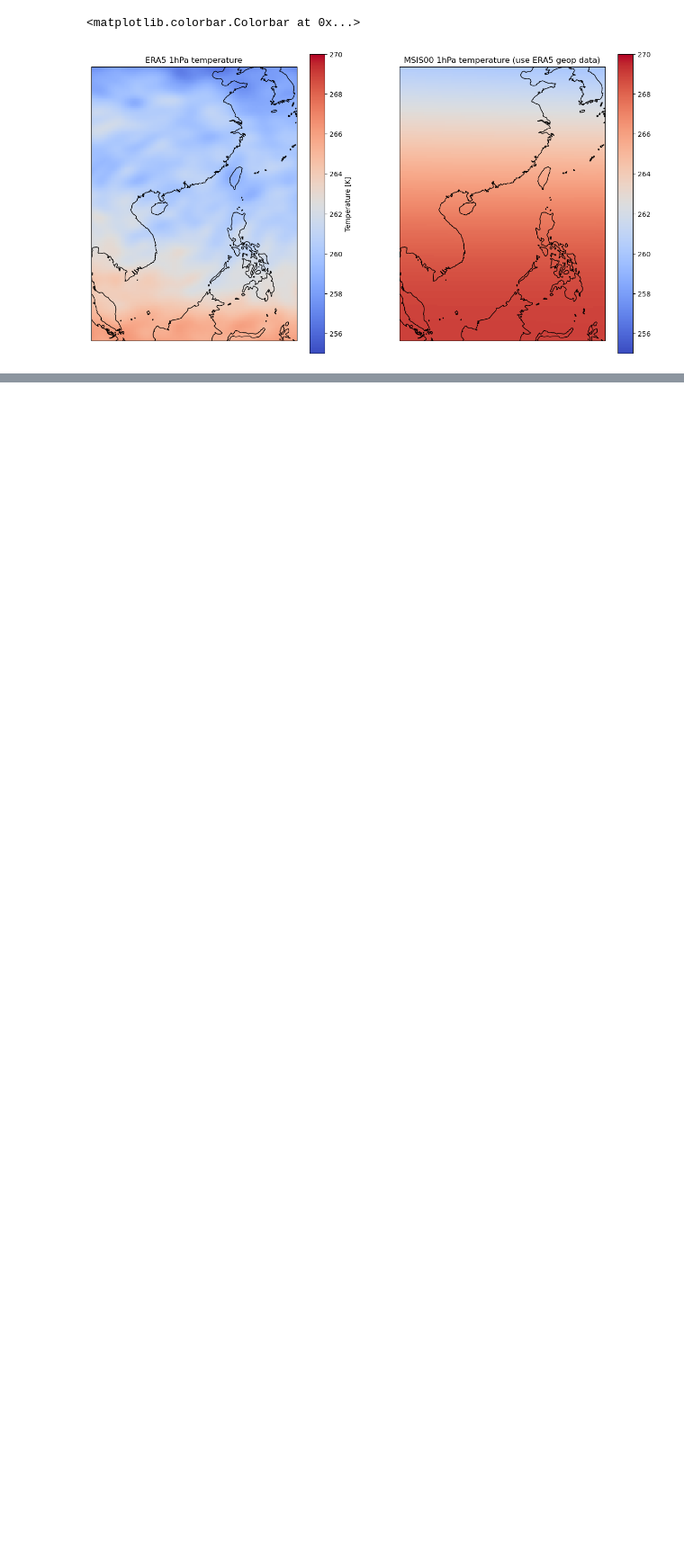
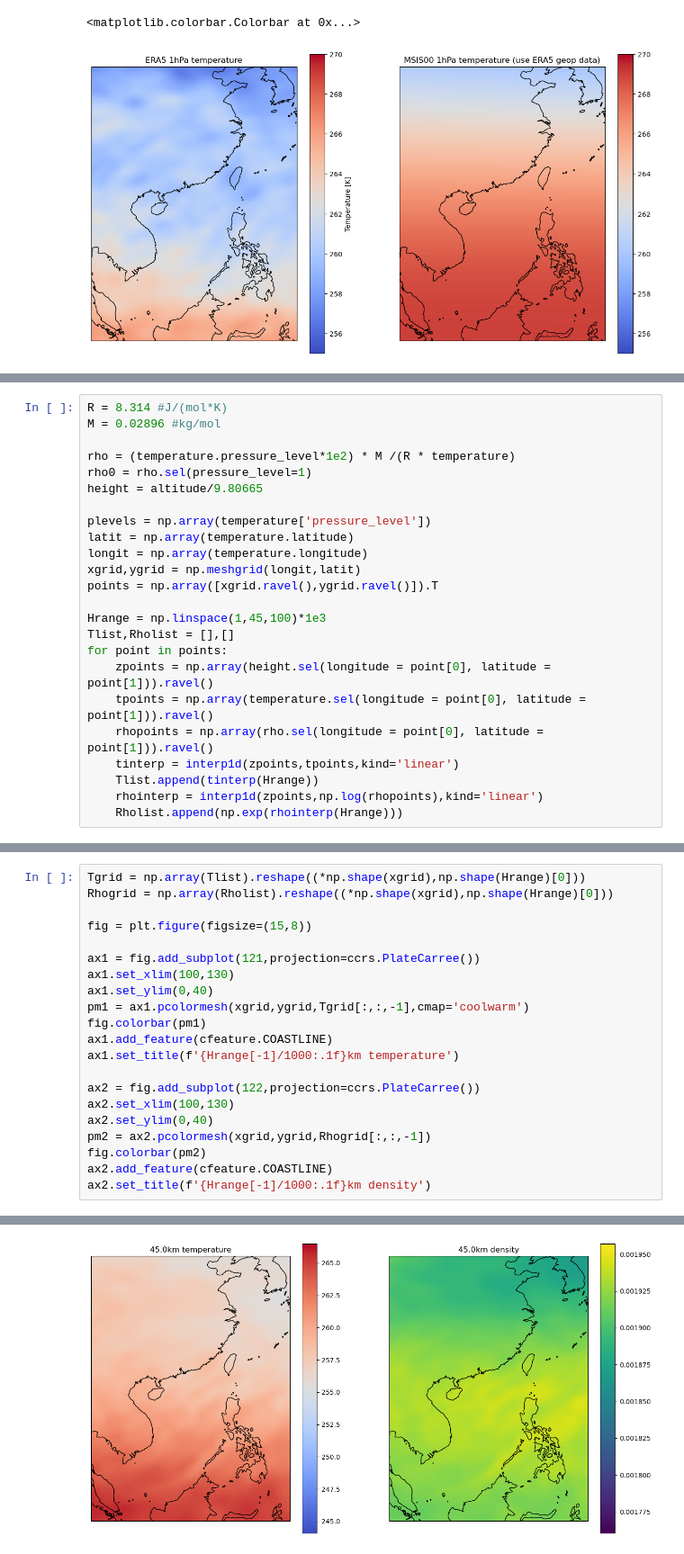
Before and after one commit to Walking-into-that-night/Muon-MCEq, a Jupyter notebook: Exussia/notebooks/20251018.ipynb, the cells around one changed output, grey strips where cells are left out. Shown at 90% size. Cells and saved outputs as stored; diff of their text form; blank space fills up the shorter version.

```diff
--- a/Exussia/notebooks/20251018.ipynb
+++ b/Exussia/notebooks/20251018.ipynb
@@ -500,0 +507,24 @@ fig.colorbar(pm)
+# %%
+R = 8.314 #J/(mol*K)
+M = 0.02896 #kg/mol
+
+rho = (temperature.pressure_level*1e2) * M /(R * temperature)
+rho0 = rho.sel(pressure_level=1)
+height = altitude/9.80665
+
+plevels = np.array(temperature['pressure_level'])
+latit = np.array(temperature.latitude)
+longit = np.array(temperature.longitude)
+xgrid,ygrid = np.meshgrid(longit,latit)
+points = np.array([xgrid.ravel(),ygrid.ravel()]).T
+
+Hrange = np.linspace(1,45,100)*1e3
+Tlist,Rholist = [],[]
+for point in points:
+    zpoints = np.array(height.sel(longitude = point[0], latitude = point[1])).ravel()
+    tpoints = np.array(temperature.sel(longitude = point[0], latitude = point[1])).ravel()
+    rhopoints = np.array(rho.sel(longitude = point[0], latitude = point[1])).ravel()
+    tinterp = interp1d(zpoints,tpoints,kind='linear')
+    Tlist.append(tinterp(Hrange))
+    rhointerp = interp1d(zpoints,np.log(rhopoints),kind='linear')
+    Rholist.append(np.exp(rhointerp(Hrange)))
@@ -500,0 +533,22 @@ fig.colorbar(pm)
+# %%
+Tgrid = np.array(Tlist).reshape((*np.shape(xgrid),np.shape(Hrange)[0]))
+Rhogrid = np.array(Rholist).reshape((*np.shape(xgrid),np.shape(Hrange)[0]))
+
+fig = plt.figure(figsize=(15,8))
+
+ax1 = fig.add_subplot(121,projection=ccrs.PlateCarree())
+ax1.set_xlim(100,130)
+ax1.set_ylim(0,40)
+pm1 = ax1.pcolormesh(xgrid,ygrid,Tgrid[:,:,-1],cmap='coolwarm')
+fig.colorbar(pm1)
+ax1.add_feature(cfeature.COASTLINE)
+ax1.set_title(f'{Hrange[-1]/1000:.1f}km temperature')
+
+ax2 = fig.add_subplot(122,projection=ccrs.PlateCarree())
+ax2.set_xlim(100,130)
+ax2.set_ylim(0,40)
+pm2 = ax2.pcolormesh(xgrid,ygrid,Rhogrid[:,:,-1])
+fig.colorbar(pm2)
+ax2.add_feature(cfeature.COASTLINE)
+ax2.set_title(f'{Hrange[-1]/1000:.1f}km density')
+# %% [output]
@@ -500,0 +556 @@ fig.colorbar(pm)
+[figure, added]
```
Also changed, not shown: parts of 5 cells of this notebook.
